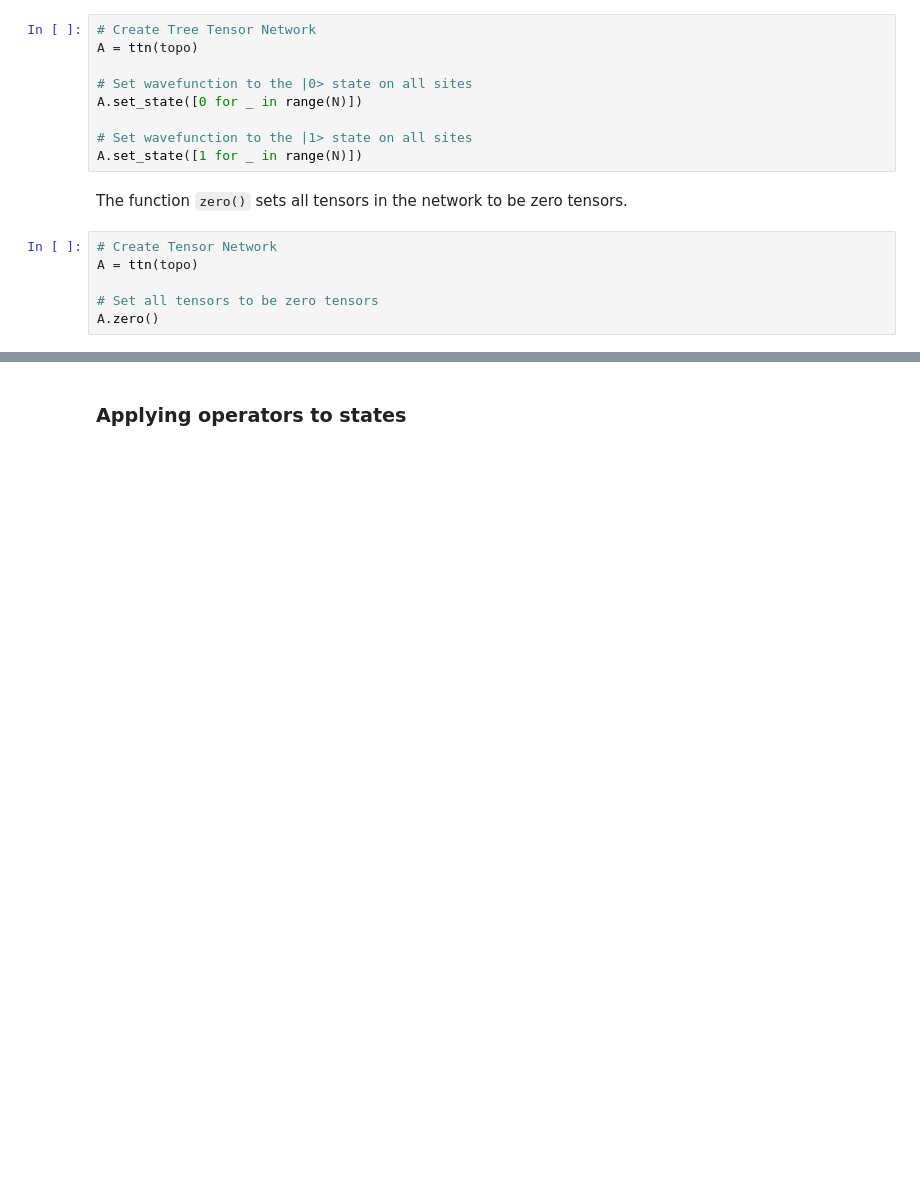
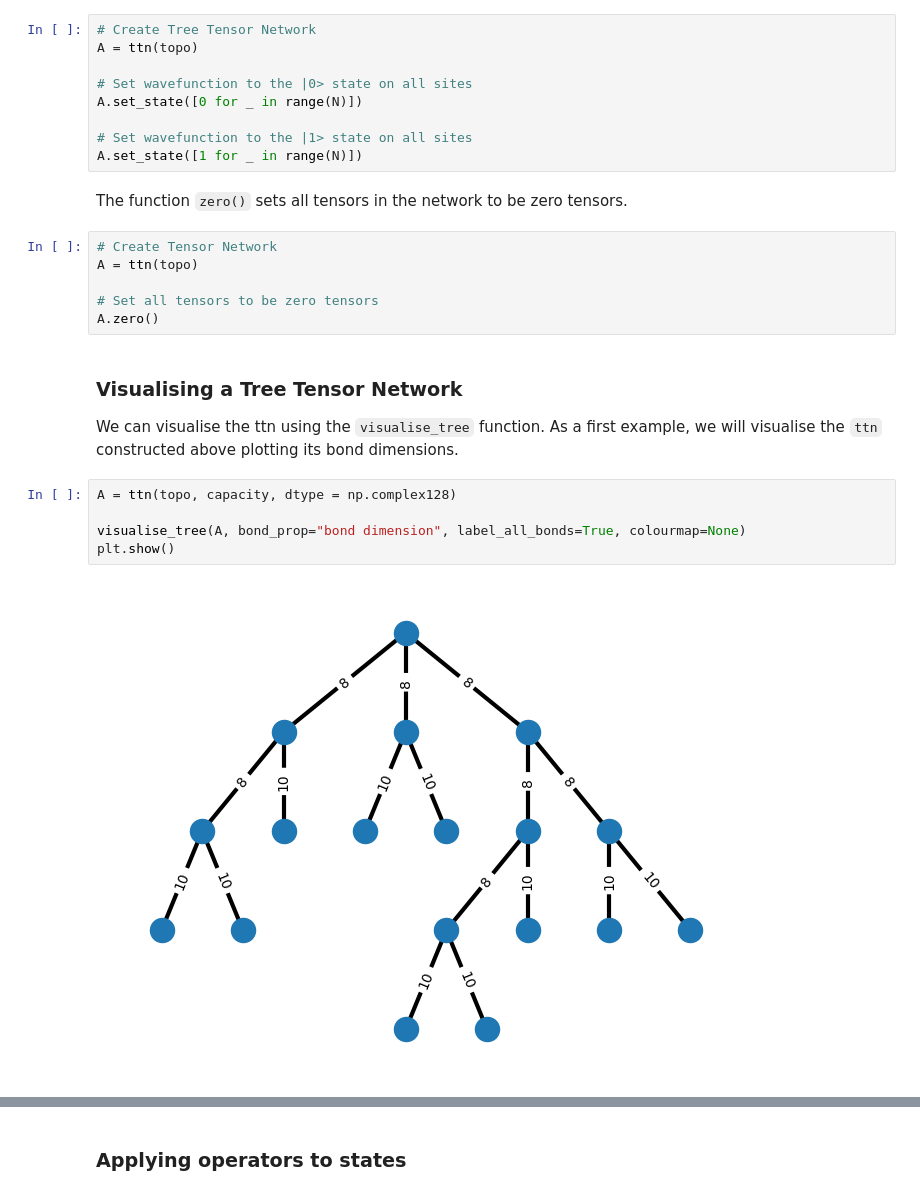
Before and after one commit to llindoy/pyttn, a Jupyter notebook: tutorials/ttn_operations.ipynb, the cells around one changed output, grey strips where cells are left out. Cells and saved outputs as stored; diff of their text form; blank space fills up the shorter version.

```diff
--- a/tutorials/ttn_operations.ipynb
+++ b/tutorials/ttn_operations.ipynb
@@ -90,3 +143,14 @@ A = ttn(topo)
 
 # Set all tensors to be zero tensors
 A.zero()
+# %% [markdown]
+### Visualising a Tree Tensor Network
+
+We can visualise the ttn using the `visualise_tree` function.  As a first example, we will visualise the `ttn` constructed above plotting its bond dimensions.
+# %%
+A = ttn(topo, capacity, dtype = np.complex128)
+
+visualise_tree(A, bond_prop="bond dimension", label_all_bonds=True, colourmap=None)
+plt.show()
+# %% [output]
+[figure, added]
```
Also changed, not shown: parts of 35 cells of this notebook, 23 other files.
